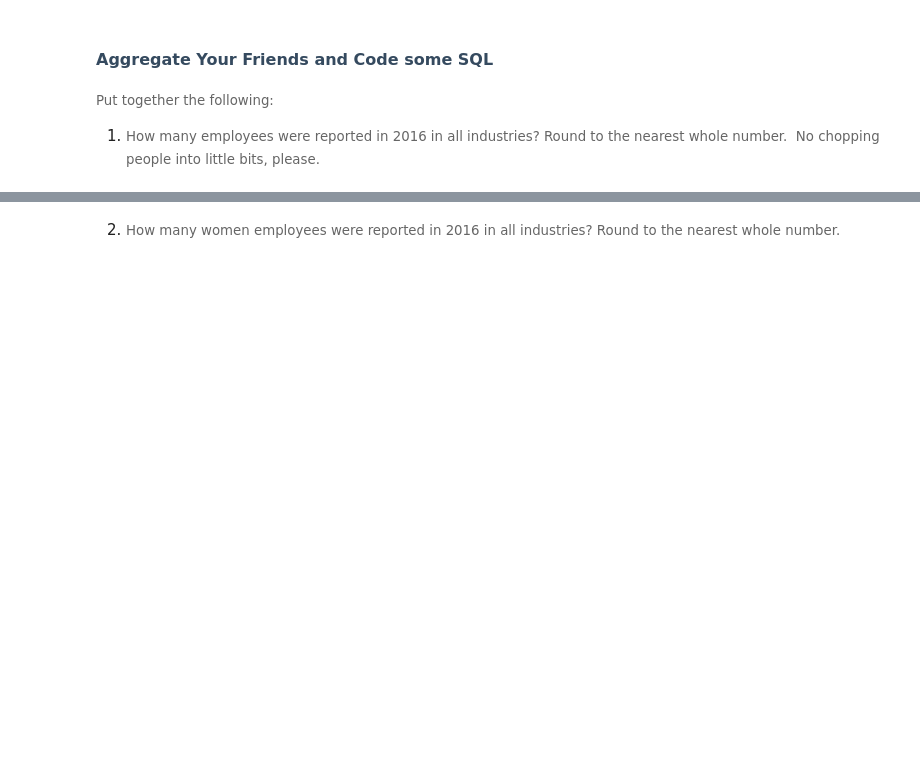
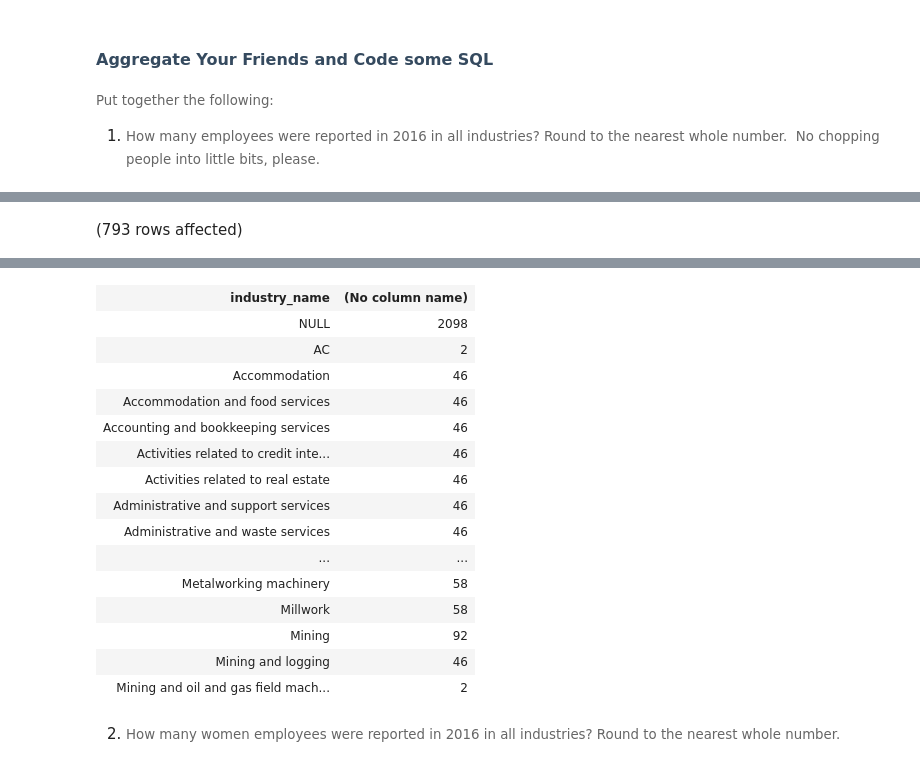
Before and after one commit to Cnidhi82/Assignment3_9to5, a Jupyter notebook: 9to5.ipynb, the cells around one changed output, grey strips where cells are left out. Drawn from its saved outputs; the diff is of its cells as text; code cells hidden in the pictures; blank space fills up the shorter version.

```diff
--- a/9to5.ipynb
+++ b/9to5.ipynb
@@ -167,0 +157,11 @@ Total execution time: 00:00:00.124
+# %%
+SELECT ind.industry_name , count(an.series_id)
+from LaborStatisticsDB.dbo.annual_2016 an
+INNER JOIN LaborStatisticsDB.dbo.series s
+on an.series_id = s.series_id
+INNER JOIN LaborStatisticsDB.dbo.industry ind
+on ind.industry_code = s.industry_code
+WHERE an.[year] = 2016
+GROUP by ind.industry_name
+# %% [output]
+(793 rows affected)
@@ -168,2 +169,18 @@ Total execution time: 00:00:00.124
+| industry_name | (No column name) |
+| NULL | 2098 |
+| AC | 2 |
+| Accommodation | 46 |
+| Accommodation and food services | 46 |
+| Accounting and bookkeeping services | 46 |
+| Activities related to credit inte... | 46 |
+| Activities related to real estate | 46 |
+| Administrative and support services | 46 |
+| Administrative and waste services | 46 |
+| ... | ... |
+| Metalworking machinery | 58 |
+| Millwork | 58 |
+| Mining | 92 |
+| Mining and logging | 46 |
+| Mining and oil and gas field mach... | 2 |
 # %% [markdown]
 2. <span style="background-color: rgb(255, 255, 255); font-size: 10pt; white-space: pre-wrap; color: rgb(102, 102, 102); font-family: Arvo, serif;">How many women employees were reported in 2016 in all industries? Round to the nearest whole number.&nbsp;</span>
```
Also changed, not shown: parts of 18 cells of this notebook.
